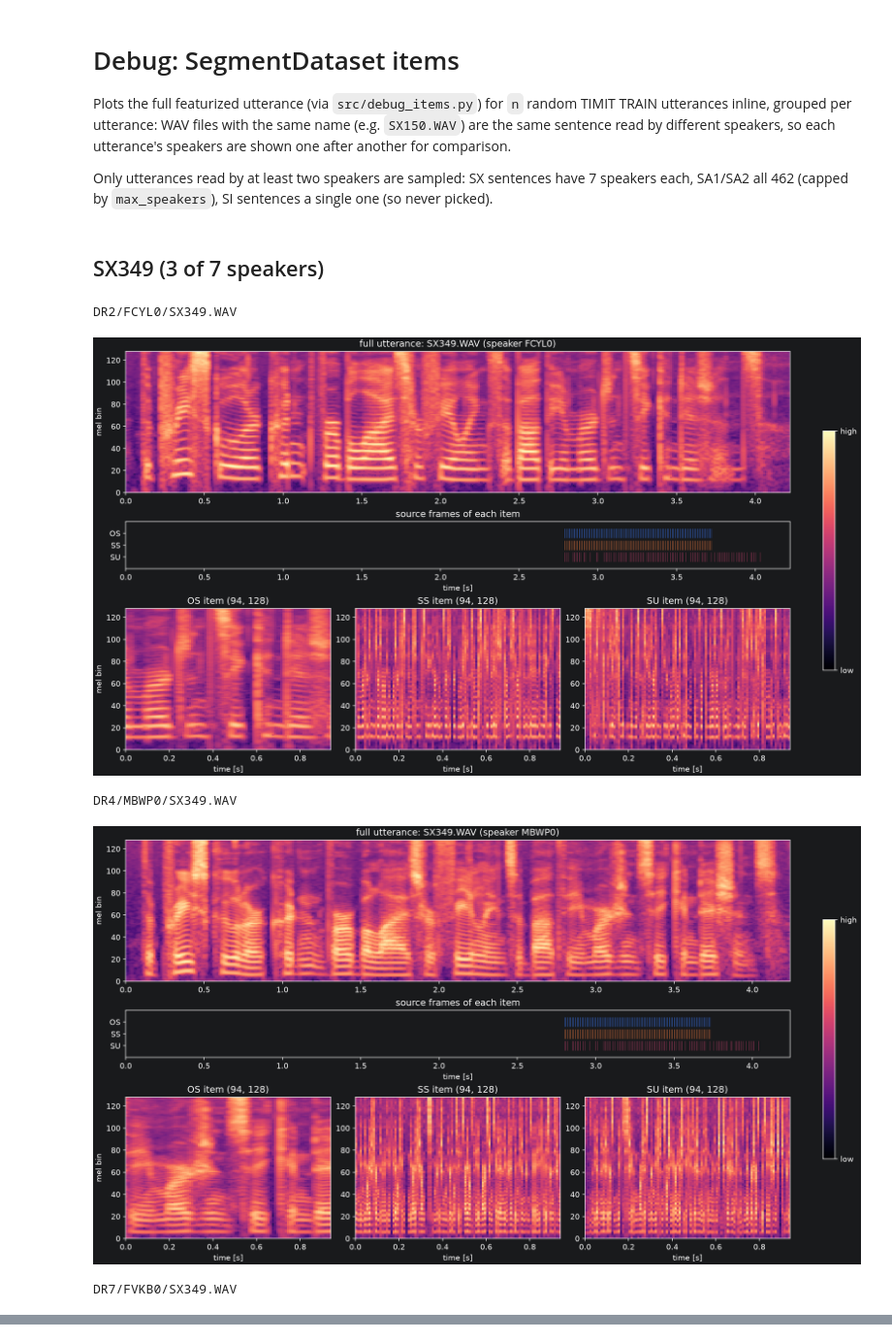
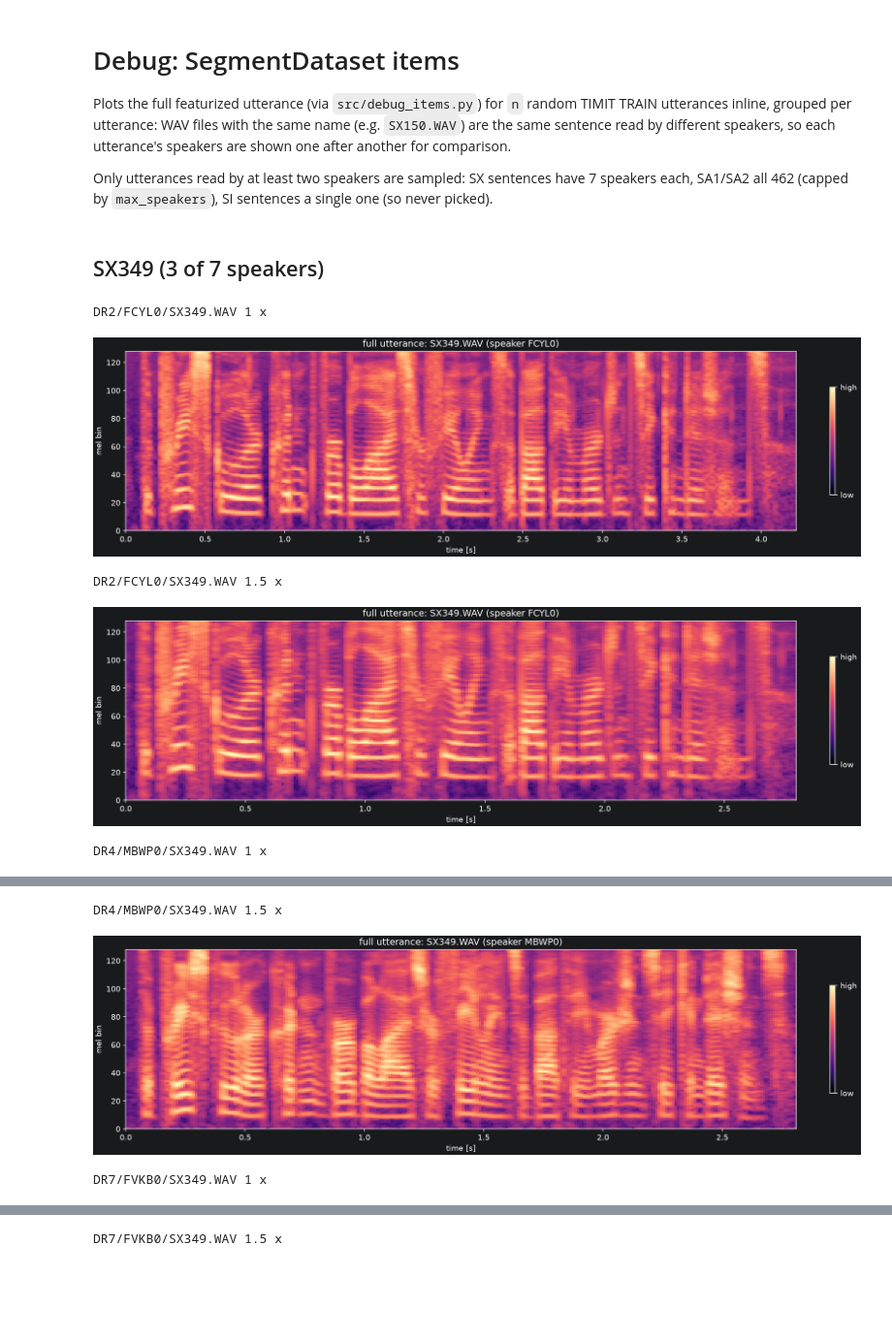
Before and after one commit to sage-diarization/Speaker-Recognition-Supra-Segmental-Temporal-Features, a Jupyter notebook: doc/debug-items.ipynb, the cells around one changed output, grey strips where cells are left out. Shown at 97% size. Cells and saved outputs as stored; diff of their text form; code cells hidden in the pictures; blank space fills up the shorter version.

Commit message:
Playback speed data augmentation

```diff
--- a/doc/debug-items.ipynb
+++ b/doc/debug-items.ipynb
@@ -26,37 +26,40 @@ n = 1                    # number of distinct utterances
 max_speakers = 3         # speakers shown per utterance (random subset if more, e.g. SA1/SA2)
 seed = 0                 # picks utterances/speakers
 config_path = ROOT / "configs/cnn-timit.yaml"  # transformation, None = defaults
+playback_speeds = [1, 1.5]
 normalise = False         # False = plot without per-frame z-scoring
-full_only = False
+full_only = True
 timit_train = Path("~/.cache/datasets/timit/lisa/data/timit/raw/TIMIT/TRAIN").expanduser()
 # %%
 config = ExperimentConfig.from_yaml(config_path) if config_path else ExperimentConfig()
-segment_length = config.data.segment_length(config.transformation)
 
 # Utterance name (e.g. "SX150") -> its WAV files, one per speaker folder.
 utterances = defaultdict(list)
 for p in sorted(timit_train.rglob("*")):
     if p.suffix.lower() == ".wav":
         utterances[p.stem.upper()].append(p)
 shared = sorted(name for name, paths in utterances.items() if len(paths) > 1)
 
 rng = random.Random(seed)
 output_dir = Path(tempfile.mkdtemp(prefix="debug-items-"))
 for name in rng.sample(shared, n):
     paths = utterances[name]
     if len(paths) > max_speakers:
         paths = sorted(rng.sample(paths, max_speakers))
     display(Markdown(f"## {name} ({len(paths)} of {len(utterances[name])} speakers)"))
     for wav_path in paths:
-        output_path = output_dir / f"{name}-{wav_path.parent.name}.png"
-        plot_items(wav_path, output_path, segment_length, seed=seed, transformation=config.transformation,
-                   normalise=normalise, full_only=full_only)
-        print(wav_path.relative_to(timit_train))
-        display(Image(filename=output_path))
+        for playback_speed in playback_speeds:
+            segment_length = config.data.train_segment_length(config.transformation, playback_speed)
+
+            output_path = output_dir / f"{name}-{wav_path.parent.name}-{playback_speed}x.png"
+            plot_items(wav_path, output_path, segment_length, seed=seed, transformation=config.transformation,
+                       normalise=normalise, full_only=full_only, playback_speed=playback_speed)
+            print(wav_path.relative_to(timit_train), playback_speed, "x")
+            display(Image(filename=output_path))
 # %% [output]
 ## SX349 (3 of 7 speakers)
-DR2/FCYL0/SX349.WAV
+DR2/FCYL0/SX349.WAV 1 x
-[figure, old version]
+[figure, new version]
-DR4/MBWP0/SX349.WAV
+DR2/FCYL0/SX349.WAV 1.5 x
-[figure, old version]
+[figure, new version]
-DR7/FVKB0/SX349.WAV
+DR4/MBWP0/SX349.WAV 1 x
@@ -63,0 +67,3 @@ DR7/FVKB0/SX349.WAV
+DR4/MBWP0/SX349.WAV 1.5 x
+[figure, added]
+DR7/FVKB0/SX349.WAV 1 x
@@ -63,0 +71 @@ DR7/FVKB0/SX349.WAV
+DR7/FVKB0/SX349.WAV 1.5 x
```
Also changed, not shown: parts of 1 cell of this notebook, 6 other files.
